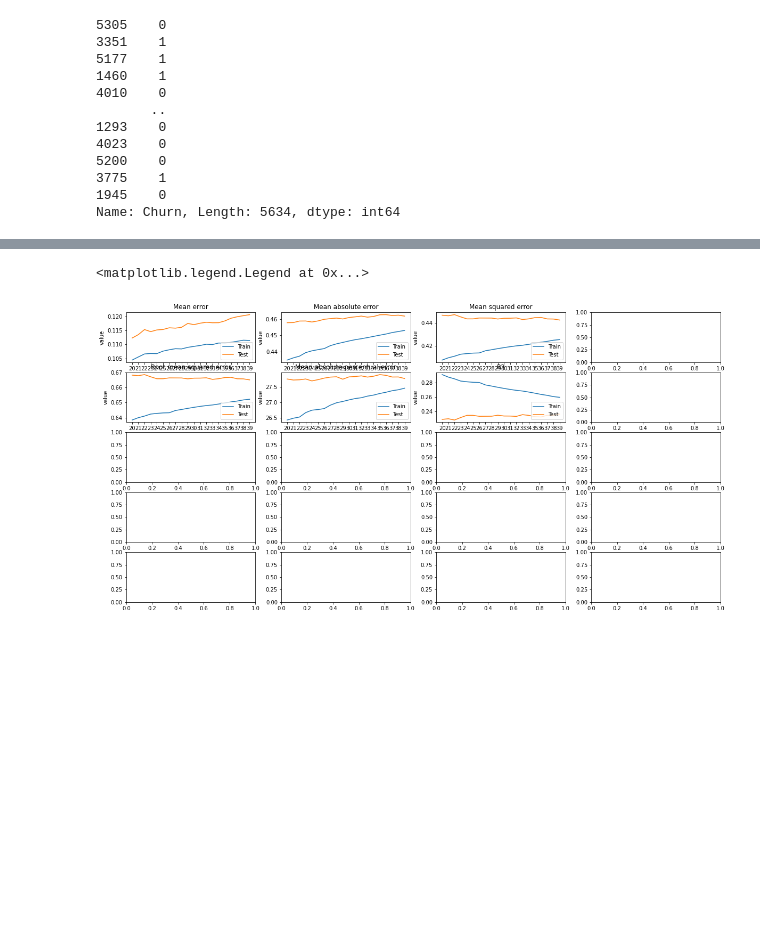
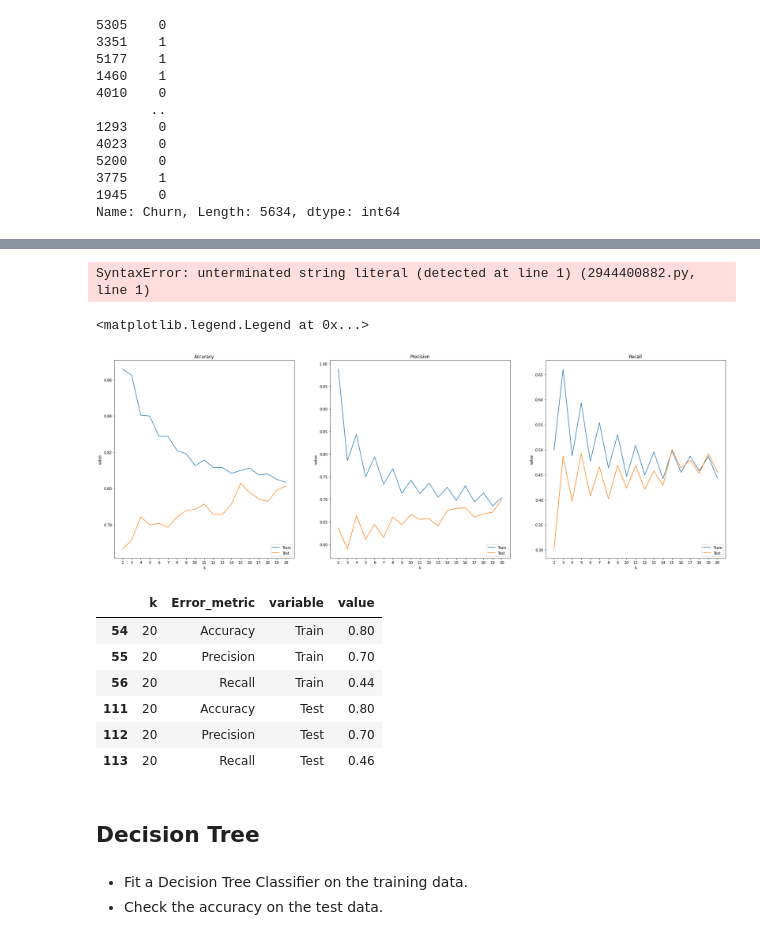
Before and after one commit to solveigg/IronSolveig, a Jupyter notebook: logistical_regression_lab.ipynb, the cells around one changed output, grey strips where cells are left out. Cells and saved outputs as stored; diff of their text form; code cells hidden in the pictures; blank space fills up the shorter version.

```diff
--- a/logistical_regression_lab.ipynb
+++ b/logistical_regression_lab.ipynb
@@ -250,3 +225,6 @@ KNeighborsRegressor(n_neighbors=3)
+# %%
+## Data splitting
+X_train_scaled, X_test_scaled, y_train, y_test = train_test_split(X, y, test_size=0.20, random_state=11)
 # %%
 y_train
 # %% [output]
@@ -265,7 +258,4 @@ Name: Churn, Length: 5634, dtype: int64
 # %%
 # make predictions
-y_pred_train_knn = neigh.predict(X_train)
-y_pred_test_knn  = neigh.predict(X_test)
-
-performance_knn, _, _ = model_performance(y_train, y_pred_train_knn, y_test, y_pred_test_knn)
-performance_knn
+y_pred_train_knn = neigh.predict(X_train_scaled)
+y_pred_test_knn  = neigh.predict(X_test_scaled)
@@ -280,3 +295,8 @@ performance_knn
+# %%
+# assign to n_neighbors the best performing value
+neigh  = KNeighborsClassifier(n_neighbors=5)
+neigh.fit(X,y)
+y_pred_test_knn = neigh.predict(X_test_scaled)
 # %%
 # for loop to try many values of k
 
@@ -354,36 +365,44 @@ full2
+# %%
+full_knn2 = full_knn.melt(id_vars=['k','Error])
+full_knn2
+# %% [output]
+SyntaxError: unterminated string literal (detected at line 1) (2944400882.py, line 1)
 # %%
 import matplotlib.pyplot as plt
 import seaborn as sns
 
 %matplotlib inline
 
 #metrics = ['Mean error',]'Mean absolute error',...]
 
-fig, ax = plt.subplots(5,4, figsize=(20,10))
-sns.lineplot(x = 'k', y = 'value', data = full2[full2['Error_metric'] == 'Mean error'], hue = 'variable', ax = ax[0,0])
-ax[0,0].set_xticks(range(20,40))
-ax[0,0].set_title("Mean error")
-ax[0,0].legend(loc='lower right')
-sns.lineplot(x = 'k', y = 'value', data = full2[full2['Error_metric'] == 'Mean absolute error'], hue = 'variable', ax = ax[0,1])
-ax[0,1].set_xticks(range(20,40))
-ax[0,1].set_title("Mean absolute error")
-ax[0,1].legend(loc='lower right')
-sns.lineplot(x = 'k', y = 'value', data = full2[full2['Error_metric'] == 'Mean squared error'], hue = 'variable', ax = ax[0,2])
-ax[0,2].set_xticks(range(20,40))
-ax[0,2].set_title("Mean squared error")
-ax[0,2].legend(loc='lower right')
-sns.lineplot(x = 'k', y = 'value', data = full2[full2['Error_metric'] == 'Root mean squared error'], hue = 'variable', ax = ax[1,0])
-ax[1,0].set_xticks(range(20,40))
-ax[1,0].set_title("Root mean squared error")
-ax[1,0].legend(loc='lower right')
-sns.lineplot(x = 'k', y = 'value', data = full2[full2['Error_metric'] == 'Mean absolute percentual error'], hue = 'variable', ax = ax[1,1])
-ax[1,1].set_xticks(range(20,40))
-ax[1,1].set_title("Mean absolute percentual error")
-ax[1,1].legend(loc='lower right')
-sns.lineplot(x = 'k', y = 'value', data = full2[full2['Error_metric'] == 'R2'], hue = 'variable', ax = ax[1,2])
-ax[1,2].set_xticks(range(20,40))
-ax[1,2].set_title("R2")
-ax[1,2].legend(loc='lower right')
+fig, ax = plt.subplots(1,3, figsize=(30,10))
+sns.lineplot(x = 'k', y = 'value', data = full_knn2[full_knn2['Error_metric'] == 'Accuracy'], hue = 'variable', ax = ax[0])
+ax[0].set_xticks(range(2,21))
+ax[0].set_title('Accuracy')
+ax[0].legend(loc='lower right')
+sns.lineplot(x = 'k', y = 'value', data = full_knn2[full_knn2['Error_metric'] == 'Precision'], hue = 'variable', ax = ax[1])
+ax[1].set_xticks(range(2,21))
+ax[1].set_title('Precision')
+ax[1].legend(loc='lower right')
+sns.lineplot(x = 'k', y = 'value', data = full_knn2[full_knn2['Error_metric'] == 'Recall'], hue = 'variable', ax = ax[2])
+ax[2].set_xticks(range(2,21))
+ax[2].set_title('Recall')
+ax[2].legend(loc='lower right')
 # %% [output]
 <matplotlib.legend.Legend at 0x...>
-[figure, old version]
+[figure, new version]
+# %%
+full_knn2[full_knn2['k']==20]
+# %% [output]
+|  | k | Error_metric | variable | value |
+| 54 | 20 | Accuracy | Train | 0.80 |
+| 55 | 20 | Precision | Train | 0.70 |
+| 56 | 20 | Recall | Train | 0.44 |
+| 111 | 20 | Accuracy | Test | 0.80 |
+| 112 | 20 | Precision | Test | 0.70 |
+| 113 | 20 | Recall | Test | 0.46 |
+# %% [markdown]
+## Decision Tree
+# %% [markdown]
+- Fit a Decision Tree Classifier on the training data.
+- Check the accuracy on the test data.
```
Also changed, not shown: parts of 19 cells of this notebook, 12 other files.
